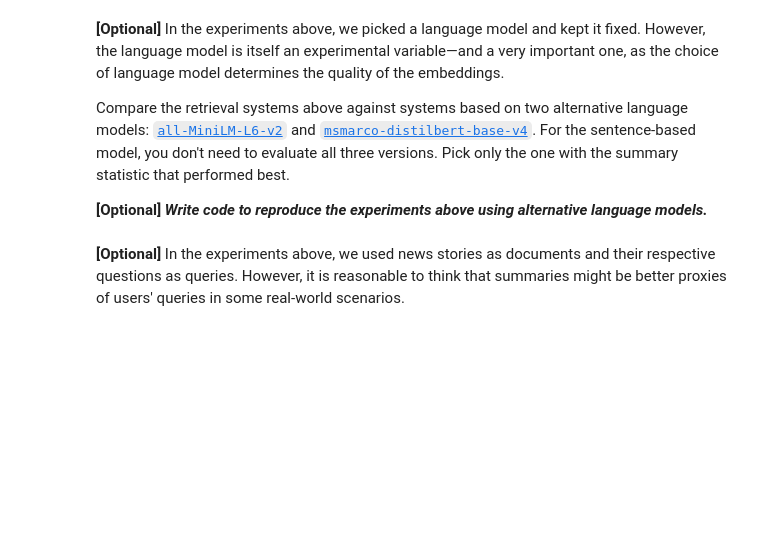
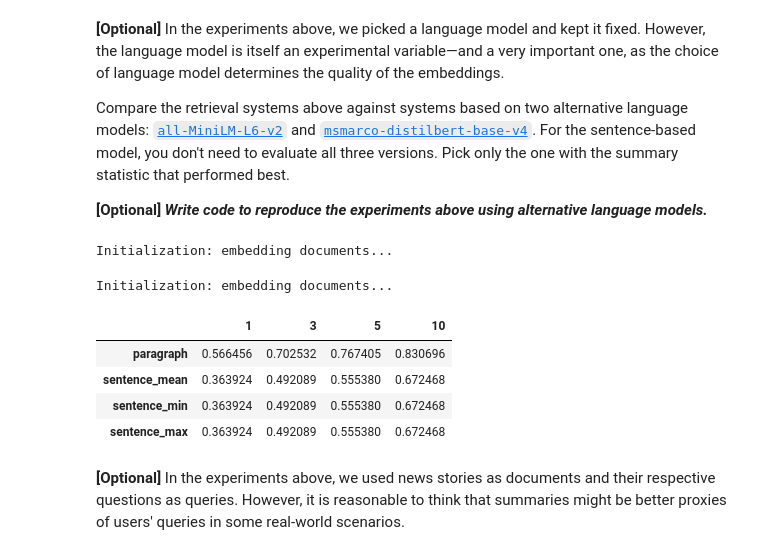
Before and after one commit to sramponi86/CAS_AIS_Text_Summarization, a Jupyter notebook: CAS_project4_newsreader_chatbot.ipynb, the cells around one changed output. Cells and saved outputs as stored; diff of their text form; code cells hidden in the pictures; blank space fills up the shorter version.

```diff
--- a/CAS_project4_newsreader_chatbot.ipynb
+++ b/CAS_project4_newsreader_chatbot.ipynb
@@ -780,3 +786,23 @@ top_k_accuracy_df
 Compare the retrieval systems above against systems based on two alternative language models: [`all-MiniLM-L6-v2`](https://huggingface.co/sentence-transformers/all-MiniLM-L6-v2) and [`msmarco-distilbert-base-v4`](https://huggingface.co/sentence-transformers/msmarco-distilbert-base-v4). For the sentence-based model, you don't need to evaluate all three versions. Pick only the one with the summary statistic that performed best.
 
 **[Optional]** ***Write code to reproduce the experiments above using alternative language models.***
+# %%
+sentence_retriever_msmarco = SentenceEmbeddingRetriever(
+    documents=retrieval_dataset.documents,
+    model_name='msmarco-distilbert-base-v4'
+)
+
+paragraph_retriever_msmarco = ParagraphEmbeddingRetriever(
+    documents=retrieval_dataset.documents,
+    model_name='msmarco-distilbert-base-v4'
+)
+# %% [output]
+Initialization: embedding documents...
+Initialization: embedding documents...
+# %%
+top_k_accuracy_msm = {
+    1: {"paragraph": 0, "sentence_mean": 0, "sentence_min": 0,  "sentence_max": 0},
+    3: {"paragraph": 0, "sentence_mean": 0, "sentence_min": 0,  "sentence_max": 0},
+    5: {"paragraph": 0, "sentence_mean": 0, "sentence_min": 0,  "sentence_max": 0},
+   10: {"paragraph": 0, "sentence_mean": 0, "sentence_min": 0,  "sentence_max": 0},
+}
@@ -783,3 +830,36 @@ Compare the retrieval systems above against systems based on two alternative lan
+# %%
+for summary_statistic in ['mean', 'min', 'max']:
+
+  all_similarity_scores_msmarco = []
+
+  for query in retrieval_dataset.queries:
+    _, _, similarity_scores = sentence_retriever_msmarco.retrieve(
+        query=query,
+        mode=summary_statistic
+    )
+    all_similarity_scores_msmarco.append(similarity_scores)
+
+
+  # Now compute accuracy for each value of k
+
+  for k in [1, 3, 5, 10]:
+    acc = top_k_accuracy_score(
+        retrieval_dataset.true_indices,  # these are the target document indices
+        all_similarity_scores_msmarco,
+        k=k
+    )
+
+    # Store the top-k accuracy score in the top_k_accuracy data structure
+    top_k_accuracy_msm[k][f"sentence_{summary_statistic}"] = acc
+# %%
+top_k_accuracy_df_msm = pd.DataFrame(top_k_accuracy_msm)
+top_k_accuracy_df_msm
+# %% [output]
+|  | 1 | 3 | 5 | 10 |
+| paragraph | 0.566456 | 0.702532 | 0.767405 | 0.830696 |
+| sentence_mean | 0.363924 | 0.492089 | 0.555380 | 0.672468 |
+| sentence_min | 0.363924 | 0.492089 | 0.555380 | 0.672468 |
+| sentence_max | 0.363924 | 0.492089 | 0.555380 | 0.672468 |
 # %% [markdown]
 **[Optional]** In the experiments above, we used news stories as documents and their respective questions as queries. However, it is reasonable to think that summaries might be better proxies of users' queries in some real-world scenarios.
 # %% [markdown]
```
Also changed, not shown: parts of 3 cells of this notebook.
